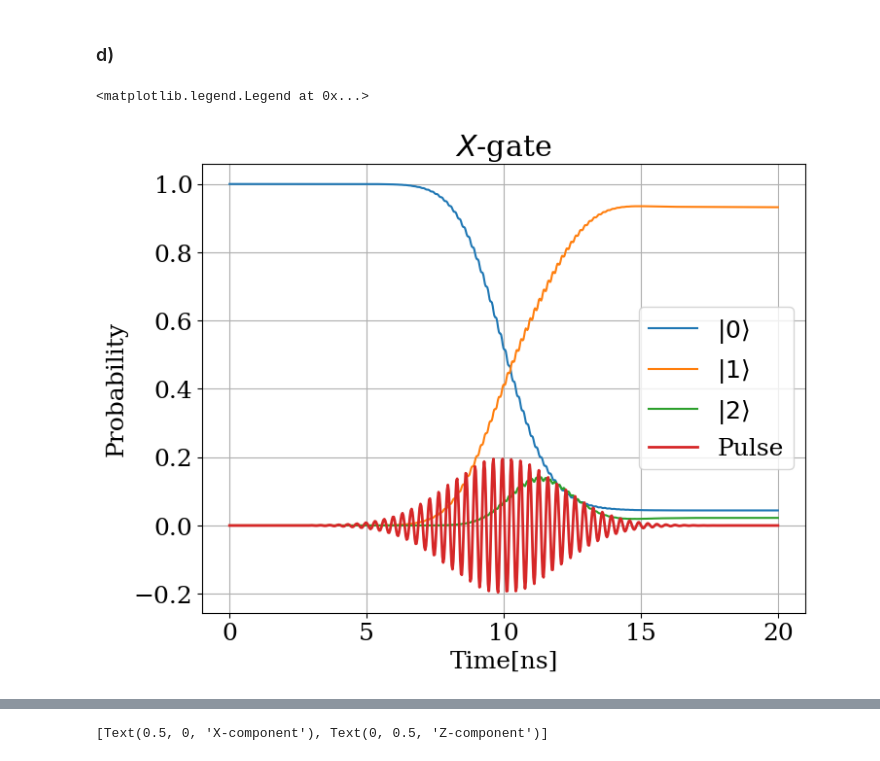
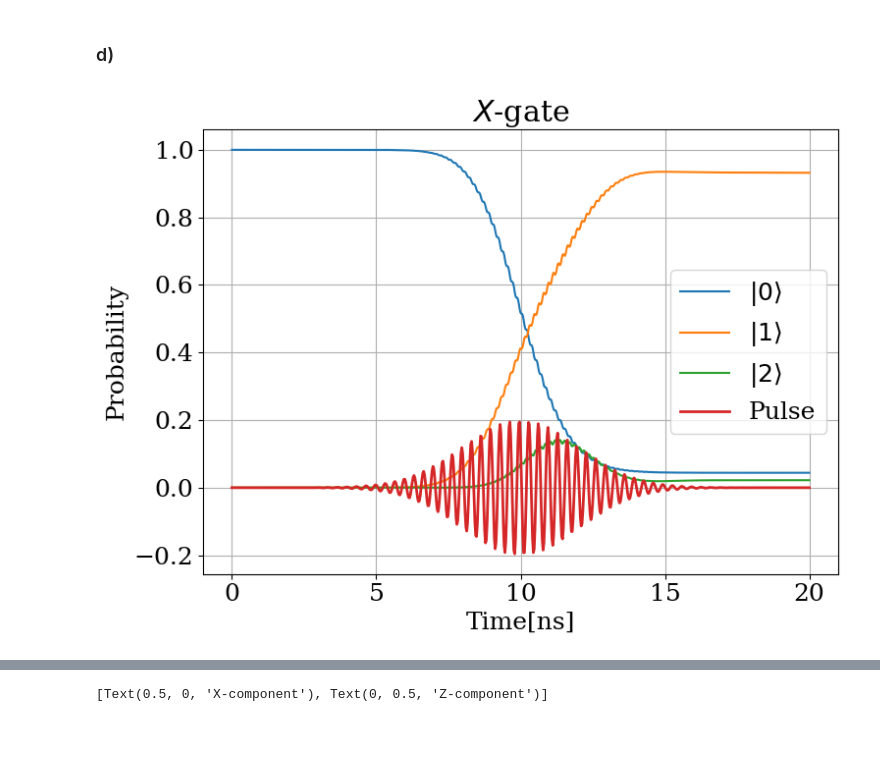
Before and after one commit to Shellf1sh/Superconducting-Qubits-Course, a Jupyter notebook: Week3/Week3code.ipynb, the cells around one changed output, grey strips where cells are left out. Cells and saved outputs as stored; diff of their text form; code cells hidden in the pictures; blank space fills up the shorter version.

Commit message:
Final small changes and plots

```diff
--- a/Week3/Week3code.ipynb
+++ b/Week3/Week3code.ipynb
@@ -161,21 +147,21 @@ results = solve_ivp(diff_equation, t_span=time, y0=initial)
 # %%
 time_steps = results.t
 
 solution = results.y
 
 plt.plot(time_steps, abs(solution[0])**2, label=r"$|0\rangle$")
 plt.plot(time_steps, abs(solution[1])**2, label=r"$|1\rangle$")
 plt.plot(time_steps, abs(solution[2])**2, label=r"$|2\rangle$")
 
 plt.plot(time_steps, envolope(time_steps, pulse_mean, pulse_sigma)*np.cos(omega*time_steps), linewidth=2, label = "Pulse")
 
 plt.title("$X$-gate")
 plt.xlabel("Time[ns]")
 plt.ylabel("Probability")
 plt.legend()
+plt.tight_layout()
 # %% [output]
-<matplotlib.legend.Legend at 0x...>
-[figure, old version]
+[figure, new version]
 # %%
 fidelity = np.zeros_like(time_steps)
 
```
Also changed, not shown: parts of 10 cells of this notebook, 5 other files.
